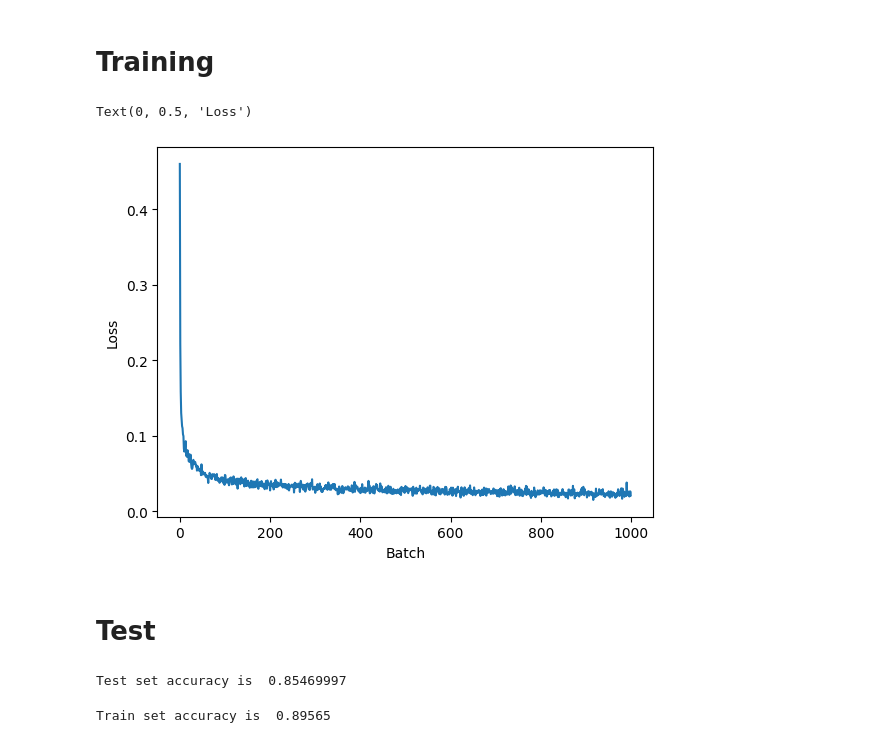
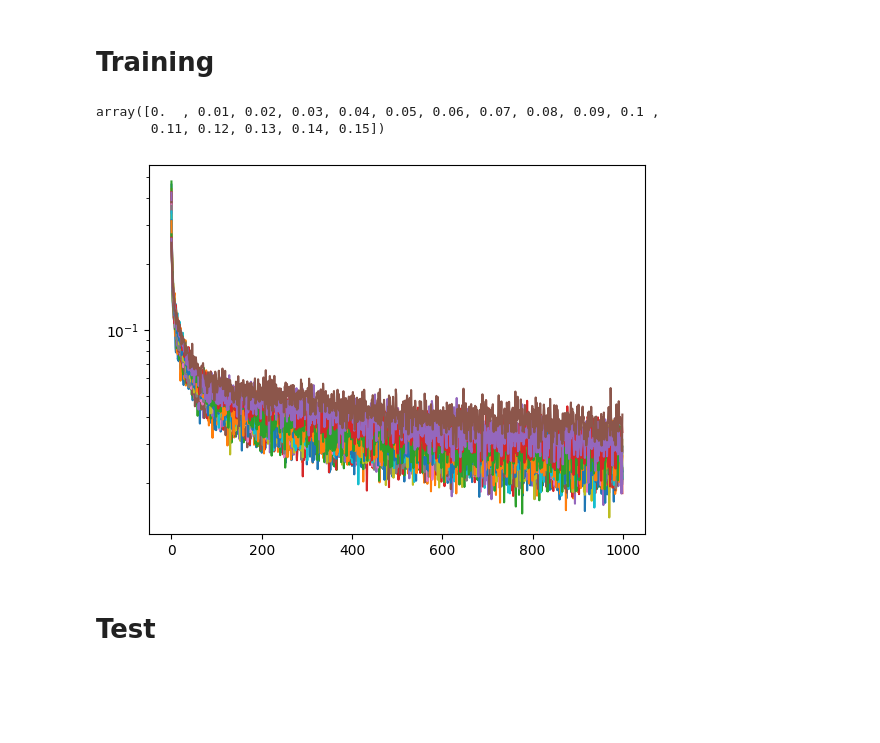
Before and after one commit to wilkieolin/phasor_jax, a Jupyter notebook: sparsity test.ipynb, the cells around one changed output. Saved outputs shown, nothing was run; the diff lists cells and outputs as text; code cells hidden in the pictures; blank space fills up the shorter version.

Commit message:
adding sparsity test results

```diff
--- a/sparsity test.ipynb
+++ b/sparsity test.ipynb
@@ -125,11 +129,27 @@ params_t, losses = train_model(model,
-# %%
-#Plot the history of the loss values over batches
-plt.plot(losses)
-plt.xlabel("Batch")
-plt.ylabel("Loss")
-# %% [output]
-Text(0, 0.5, 'Loss')
-[figure, removed]
+# %%
+mask_angles = np.linspace(0.0, 0.15, 16)
+# %%
+mask_angles
+# %% [output]
+array([0.  , 0.01, 0.02, 0.03, 0.04, 0.05, 0.06, 0.07, 0.08, 0.09, 0.1 ,
+       0.11, 0.12, 0.13, 0.14, 0.15])
+# %%
+train_fn = lambda x: train_model(model,
+                               key,
+                               params = params,
+                               dataset = train,
+                               optimizer = opt,
+                               loss_fn = loss_fn,
+                               batches = 1000,
+                               mask_angle = x)
+
+results = list(map(train_fn, mask_angles))
+# %%
+all_losses = np.stack([r[1] for r in results])
+# %%
+plt.semilogy(all_losses.transpose());
+# %% [output]
+[figure, added]
 # %% [markdown]
 # Test
 # %%
@@ -146,12 +162,0 @@ acc_fn_spk = lambda b: accuracy_quadrature(model, key, params_t, b['image'], b['
-# %%
-#compute the test set accuracy
-preds = jnp.concatenate([acc_fn(b) for b in test])
-print("Test set accuracy is ", jnp.mean(preds))
-# %% [output]
-Test set accuracy is  0.85469997
-# %%
-#compute train set accuracy
-preds_t = jnp.concatenate([acc_fn(b) for b in train2])
-print("Train set accuracy is ", jnp.mean(preds_t))
-# %% [output]
-Train set accuracy is  0.89565
```
Also changed, not shown: parts of 21 cells of this notebook.
